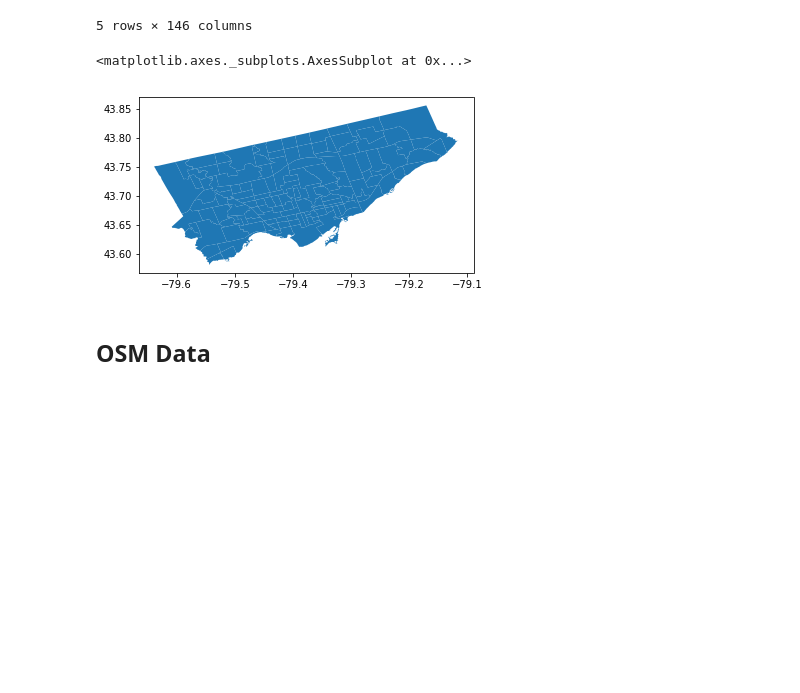
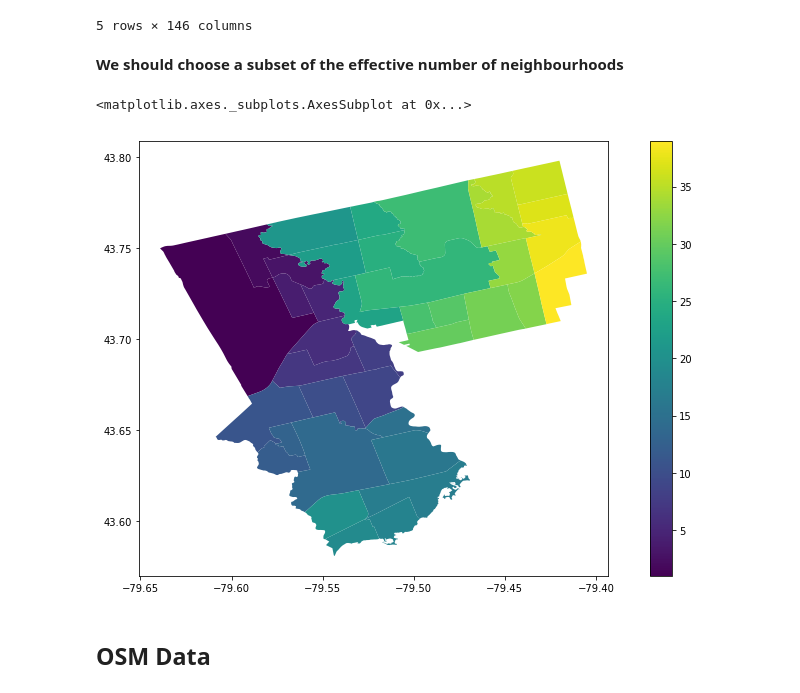
Before and after one commit to MachineLearningJournalClub/GAMELEON, a Jupyter notebook: GIS_Data_Toronto.ipynb, the cells around one changed output. Cells and saved outputs as stored; diff of their text form; code cells hidden in the pictures; blank space fills up the shorter version.

```diff
--- a/GIS_Data_Toronto.ipynb
+++ b/GIS_Data_Toronto.ipynb
@@ -74,8 +75,15 @@ DF_neighbourhoods_shape = gpd.read_file("Data/toronto_neigh.geojson")
-# %%
-DF_neighbourhoods_shape.plot()
-# %% [output]
-<matplotlib.axes._subplots.AxesSubplot at 0x...>
-[figure, removed]
+# %% [markdown]
+**We should choose a subset of the effective number of neighbourhoods**
+# %%
+DF_neighbourhoods_shape = gpd.read_file("Data/toronto_neigh.geojson")
+DF_neighbourhoods_shape["AREA_S_CD"] = DF_neighbourhoods_shape["AREA_S_CD"].astype("int32")
+DF_neighbourhoods_shape = DF_neighbourhoods_shape.sort_values(by = ["AREA_S_CD"]).reset_index().drop(["index"], axis = 1)
+# %%
+fig, ax = plt.subplots(1, 1, figsize = (15,8))
+DF_neighbourhoods_shape.loc[:38,:].plot(column = "AREA_S_CD", ax =ax, cmap = "viridis", legend = True)
+# %% [output]
+<matplotlib.axes._subplots.AxesSubplot at 0x...>
+[figure, added]
 # %% [markdown]
 ## OSM Data
 # %%
```
Also changed, not shown: parts of 4 cells of this notebook, 1 other file.
